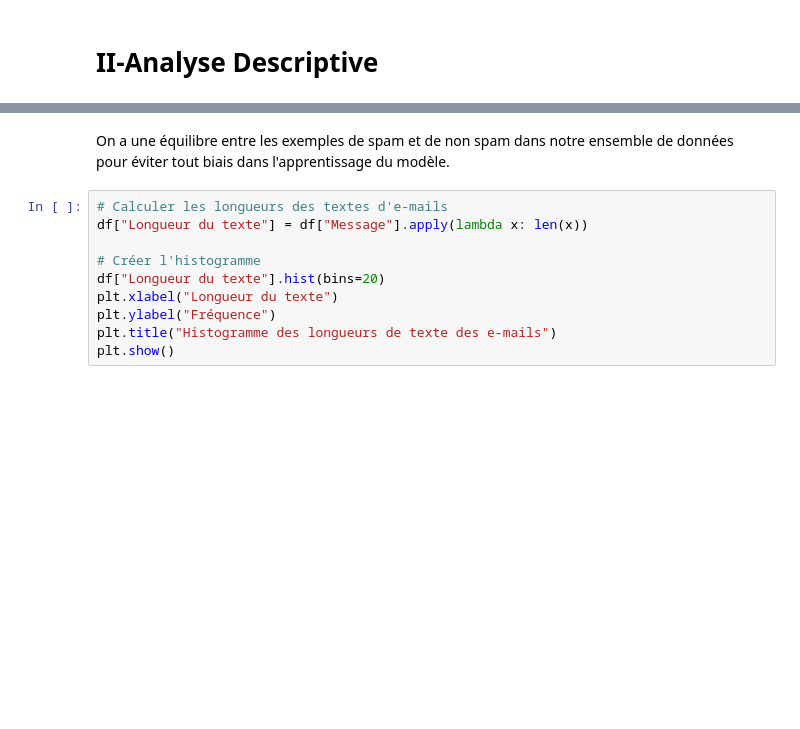
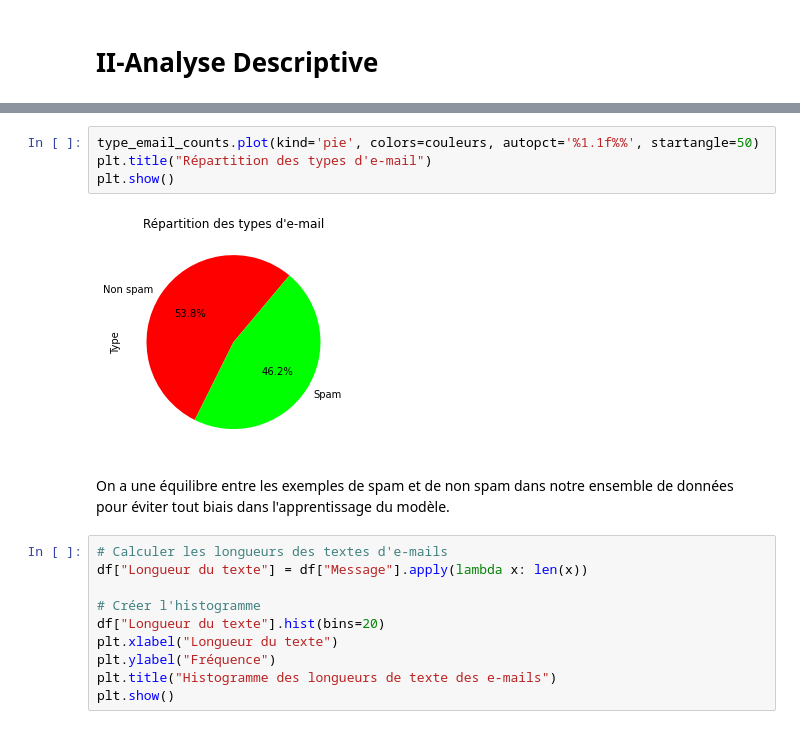
Before and after one commit to Alimatra/spam-blocking-nlp-python, a Jupyter notebook: Spam_detected.ipynb, the cells around one changed output, grey strips where cells are left out. Cells and saved outputs as stored; diff of their text form; blank space fills up the shorter version.

```diff
--- a/Spam_detected.ipynb
+++ b/Spam_detected.ipynb
@@ -158,3 +157,9 @@ plt.show()
+# %%
+type_email_counts.plot(kind='pie', colors=couleurs, autopct='%1.1f%%', startangle=50)
+plt.title("Répartition des types d'e-mail")
+plt.show()
+# %% [output]
+[figure, added]
 # %% [markdown]
 On a une équilibre entre les exemples de spam et de non spam dans notre ensemble de données pour éviter tout biais dans l'apprentissage du modèle.
 # %%
```
Also changed, not shown: parts of 77 cells of this notebook, 3 other files.
